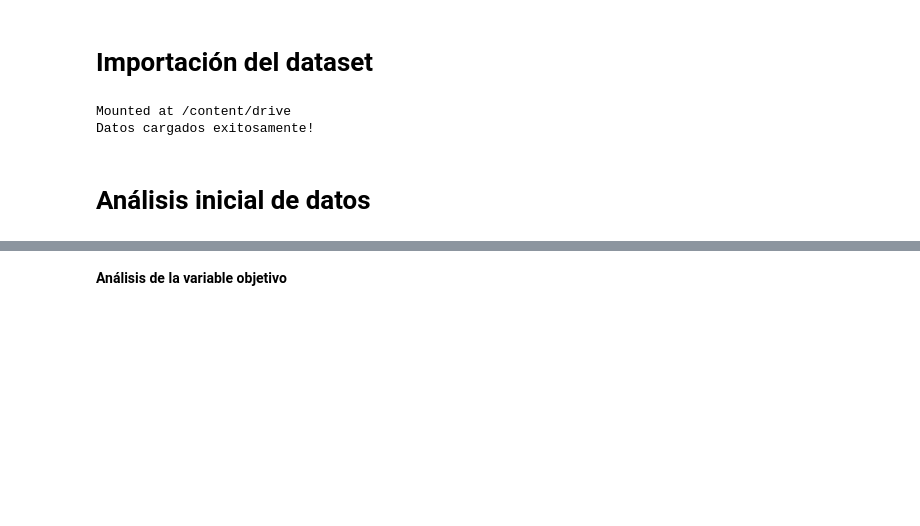
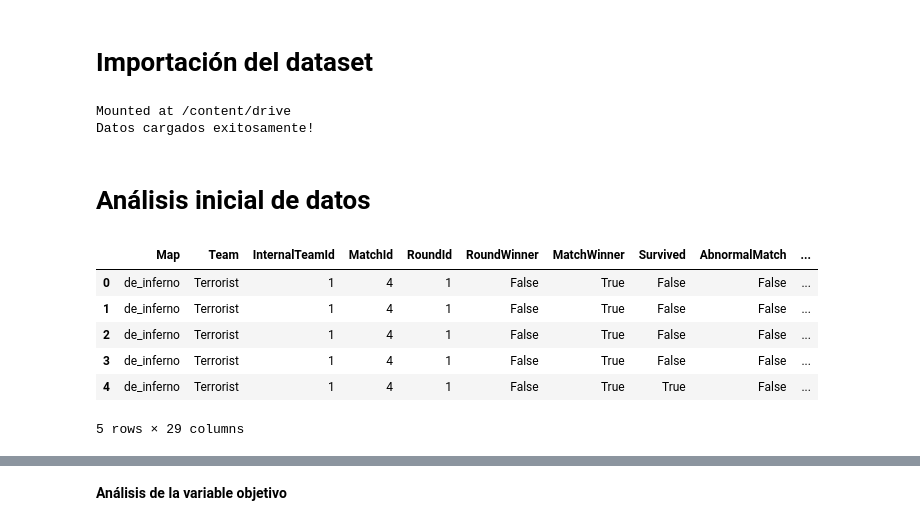
Before and after one commit to Ignaciojeda/ProyectoCSSCrisDm, a Jupyter notebook: 1era Evaluacion/RandomForest.ipynb, the cells around one changed output, grey strips where cells are left out. Saved outputs shown, nothing was run; the diff lists cells and outputs as text; code cells hidden in the pictures; blank space fills up the shorter version.

```diff
--- a/1era Evaluacion/RandomForest.ipynb
+++ b/1era Evaluacion/RandomForest.ipynb
@@ -34,3 +32,13 @@ Mounted at /content/drive
 Datos cargados exitosamente!
 # %% [markdown]
 # Análisis inicial de datos
+# %%
+data.head()
+# %% [output]
+|  | Map | Team | InternalTeamId | MatchId | RoundId | RoundWinner | MatchWinner | Survived | AbnormalMatch | ... |
+| 0 | de_inferno | Terrorist | 1 | 4 | 1 | False | True | False | False | ... |
+| 1 | de_inferno | Terrorist | 1 | 4 | 1 | False | True | False | False | ... |
+| 2 | de_inferno | Terrorist | 1 | 4 | 1 | False | True | False | False | ... |
+| 3 | de_inferno | Terrorist | 1 | 4 | 1 | False | True | False | False | ... |
+| 4 | de_inferno | Terrorist | 1 | 4 | 1 | False | True | True | False | ... |
+5 rows × 29 columns
```
Also changed, not shown: parts of 21 cells of this notebook, 7 other files.
